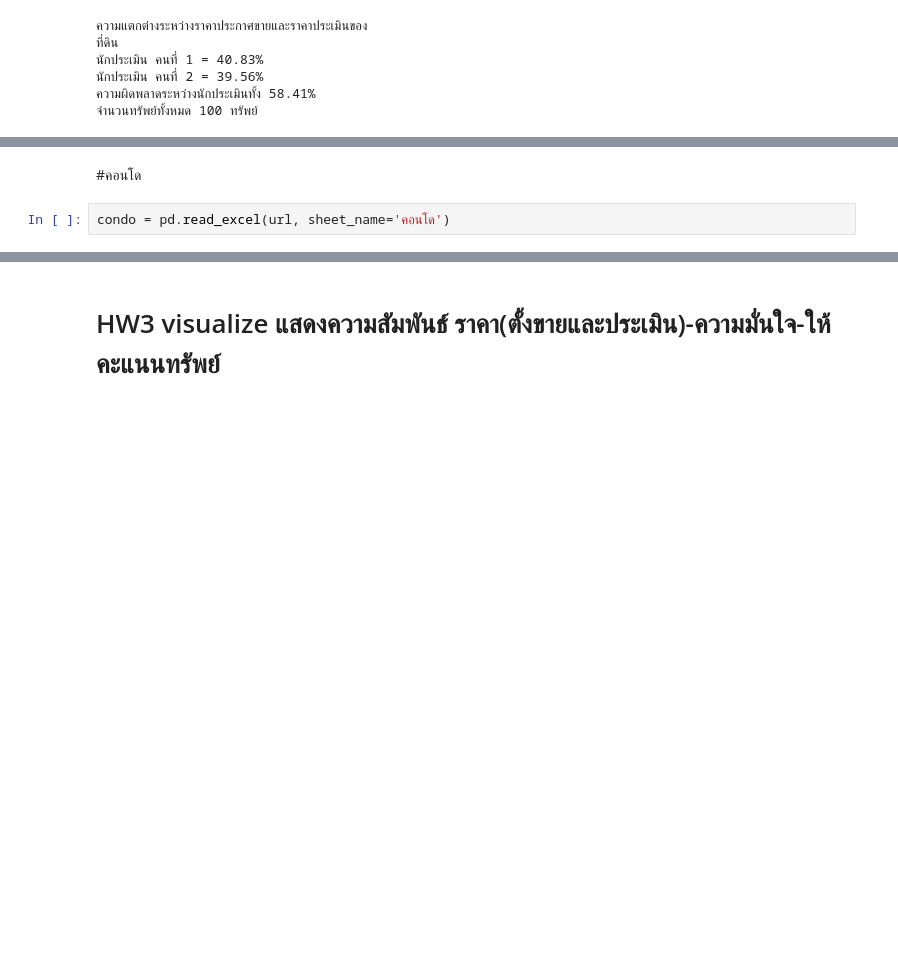
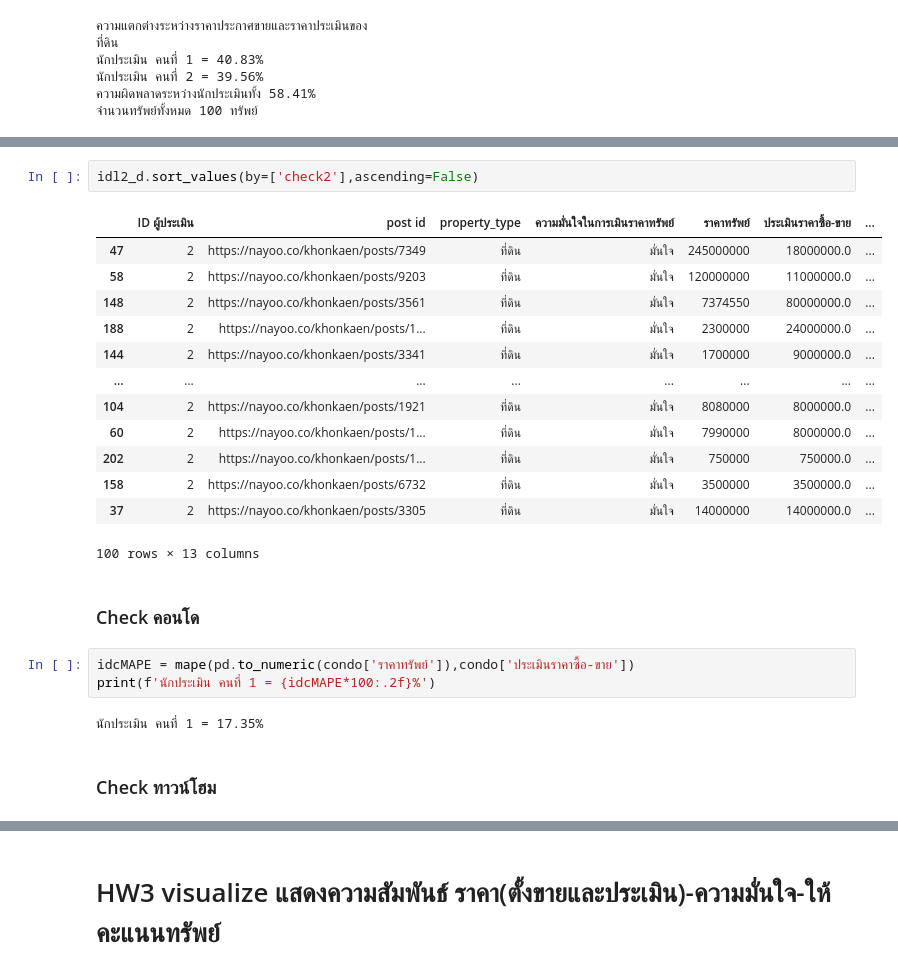
Before and after one commit to jirapat-tho/bsc_dpdm22, a Jupyter notebook: [dataprep]_property_estimator.ipynb, the cells around one changed output, grey strips where cells are left out. Cells and saved outputs as stored; diff of their text form; blank space fills up the shorter version.

```diff
--- a/[dataprep]_property_estimator.ipynb
+++ b/[dataprep]_property_estimator.ipynb
@@ -1003,4 +1073,25 @@ print(f'จำนวนทรัพย์ทั้งหมด {len(idl2_d)} ท
+# %%
+idl2_d.sort_values(by=['check2'],ascending=False)
+# %% [output]
+|  | ID ผู้ประเมิน | post id | property_type | ความมั่นใจในการเมินราคาทรัพย์ | ราคาทรัพย์ | ประเมินราคาซื้อ-ขาย | ... |
+| 47 | 2 | https://nayoo.co/khonkaen/posts/7349 | ที่ดิน | มั่นใจ | 245000000 | 18000000.0 | ... |
+| 58 | 2 | https://nayoo.co/khonkaen/posts/9203 | ที่ดิน | มั่นใจ | 120000000 | 11000000.0 | ... |
+| 148 | 2 | https://nayoo.co/khonkaen/posts/3561 | ที่ดิน | มั่นใจ | 7374550 | 80000000.0 | ... |
+| 188 | 2 | https://nayoo.co/khonkaen/posts/1... | ที่ดิน | มั่นใจ | 2300000 | 24000000.0 | ... |
+| 144 | 2 | https://nayoo.co/khonkaen/posts/3341 | ที่ดิน | มั่นใจ | 1700000 | 9000000.0 | ... |
+| ... | ... | ... | ... | ... | ... | ... | ... |
+| 104 | 2 | https://nayoo.co/khonkaen/posts/1921 | ที่ดิน | มั่นใจ | 8080000 | 8000000.0 | ... |
+| 60 | 2 | https://nayoo.co/khonkaen/posts/1... | ที่ดิน | มั่นใจ | 7990000 | 8000000.0 | ... |
+| 202 | 2 | https://nayoo.co/khonkaen/posts/1... | ที่ดิน | มั่นใจ | 750000 | 750000.0 | ... |
+| 158 | 2 | https://nayoo.co/khonkaen/posts/6732 | ที่ดิน | มั่นใจ | 3500000 | 3500000.0 | ... |
+| 37 | 2 | https://nayoo.co/khonkaen/posts/3305 | ที่ดิน | มั่นใจ | 14000000 | 14000000.0 | ... |
+100 rows × 13 columns
 # %% [markdown]
-#คอนโด
+### Check คอนโด
-# %%
-condo = pd.read_excel(url, sheet_name='คอนโด')
+# %%
+idcMAPE = mape(pd.to_numeric(condo['ราคาทรัพย์']),condo['ประเมินราคาซื้อ-ขาย'])
+print(f'นักประเมิน คนที่ 1 = {idcMAPE*100:.2f}%')
+# %% [output]
+นักประเมิน คนที่ 1 = 17.35%
+# %% [markdown]
+### Check  ทาวน์โฮม
```
Also changed, not shown: parts of 28 cells of this notebook.
